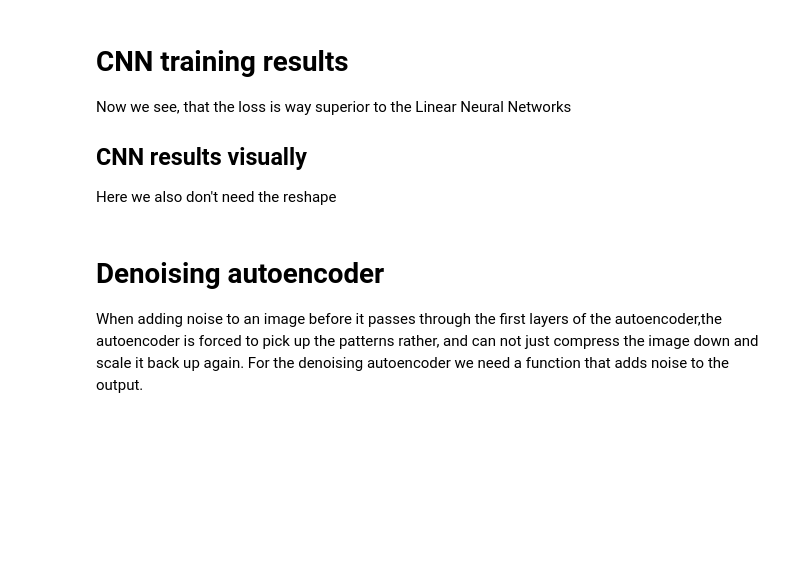
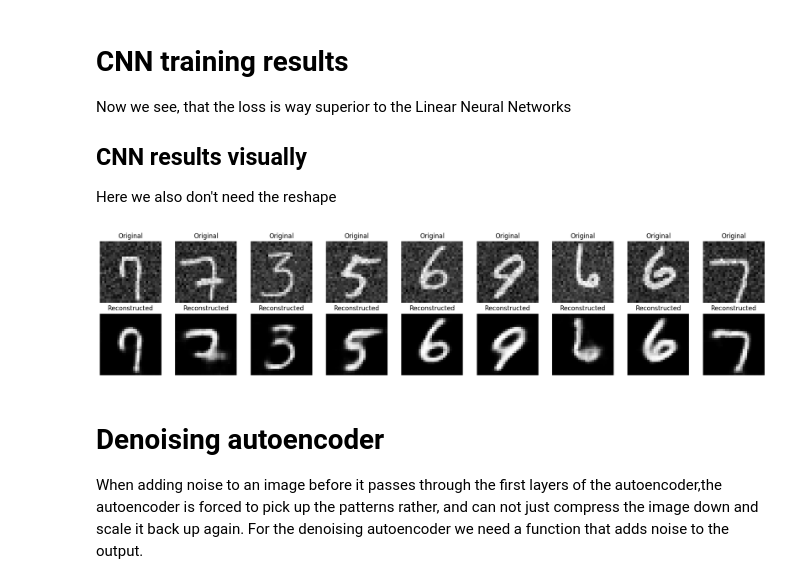
Before and after one commit to jonfunk21/ML4Proteins, a Jupyter notebook: 02_Representations/Autoencoders.ipynb, the cells around one changed output. Saved outputs shown, nothing was run; the diff lists cells and outputs as text; code cells hidden in the pictures; blank space fills up the shorter version.

```diff
--- a/02_Representations/Autoencoders.ipynb
+++ b/02_Representations/Autoencoders.ipynb
@@ -448,3 +494,7 @@ for k in range(0, num_epochs, 4):
+# %%
+visualize_reconstructions(autoencoder_cnn, test_loader, device, num_samples=9)
+# %% [output]
+[figure, added]
 # %% [markdown]
 # Denoising autoencoder
 
```
Also changed, not shown: parts of 25 cells of this notebook, 12 other files.
